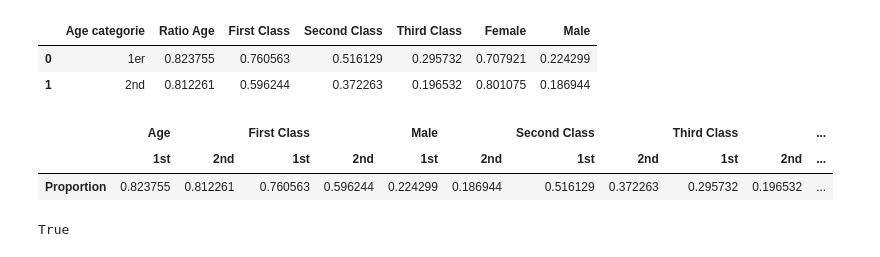
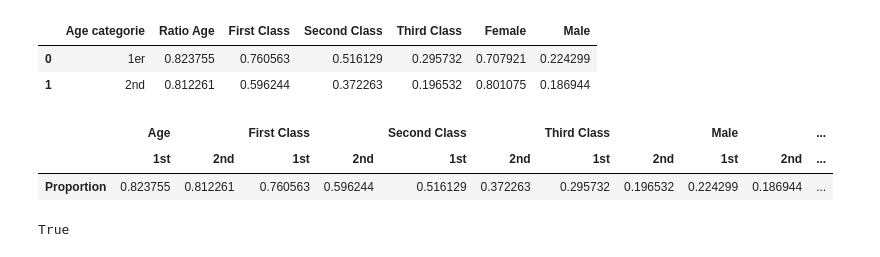
Before and after one commit to julied20/ada-2017, a Jupyter notebook: Homeworks/Homework01/Homework 1.ipynb, the cells around one changed output. Drawn from its saved outputs; the diff is of its cells as text; code cells hidden in the pictures.

```diff
--- a/Homeworks/Homework01/Homework 1.ipynb
+++ b/Homeworks/Homework01/Homework 1.ipynb
@@ -598,19 +607,19 @@ data
 # %%
 final_df_task3 = pd.DataFrame(
     {('Age','1st'): ratioAge[0], ('Age', '2nd'): ratioAge[1],
      ('First Class', '1st'): ratioClass[:,0][0], ('First Class', '2nd'): ratioClass[:,0][1],
      ('Second Class', '1st'): ratioClass[:,1][0], ('Second Class', '2nd'): ratioClass[:,1][1],
      ('Third Class', '1st'): ratioClass[:,2][0], ('Third Class', '2nd'): ratioClass[:,2][1],
      ('Women', '1st'): ratioSex[:,0][0], ('Women', '2nd'): ratioSex[:,0][1],
      ('Male', '1st'): ratioSex[:,1][0], ('Male', '2nd'): ratioSex[:,1][1],
-     #('Categorie','1st'): da_cases_liberia, ('Liberia','New Deaths'): da_deaths_liberia,
-     #('Categorie','1st'): da_cases_sierra, ('Sierra Leone','New Deaths'): da_deaths_sierra,
     }, index=['Proportion'])
 final_df_task3
+
+final_df_task3[["Age", "First Class", "Second Class", "Third Class", "Male", "Women"]]
 # %% [output]
-|  | Age |  | First Class |  | Male |  | Second Class |  | Third Class |  | ... |
+|  | Age |  | First Class |  | Second Class |  | Third Class |  | Male |  | ... |
 |  | 1st | 2nd | 1st | 2nd | 1st | 2nd | 1st | 2nd | 1st | 2nd | ... |
-| Proportion | 0.823755 | 0.812261 | 0.760563 | 0.596244 | 0.224299 | 0.186944 | 0.516129 | 0.372263 | 0.295732 | 0.196532 | ... |
+| Proportion | 0.823755 | 0.812261 | 0.760563 | 0.596244 | 0.516129 | 0.372263 | 0.295732 | 0.196532 | 0.224299 | 0.186944 | ... |
 # %%
 # Is the index unique ?
 final_df_task3.index.is_unique
```
Also changed, not shown: parts of 10 cells of this notebook.
